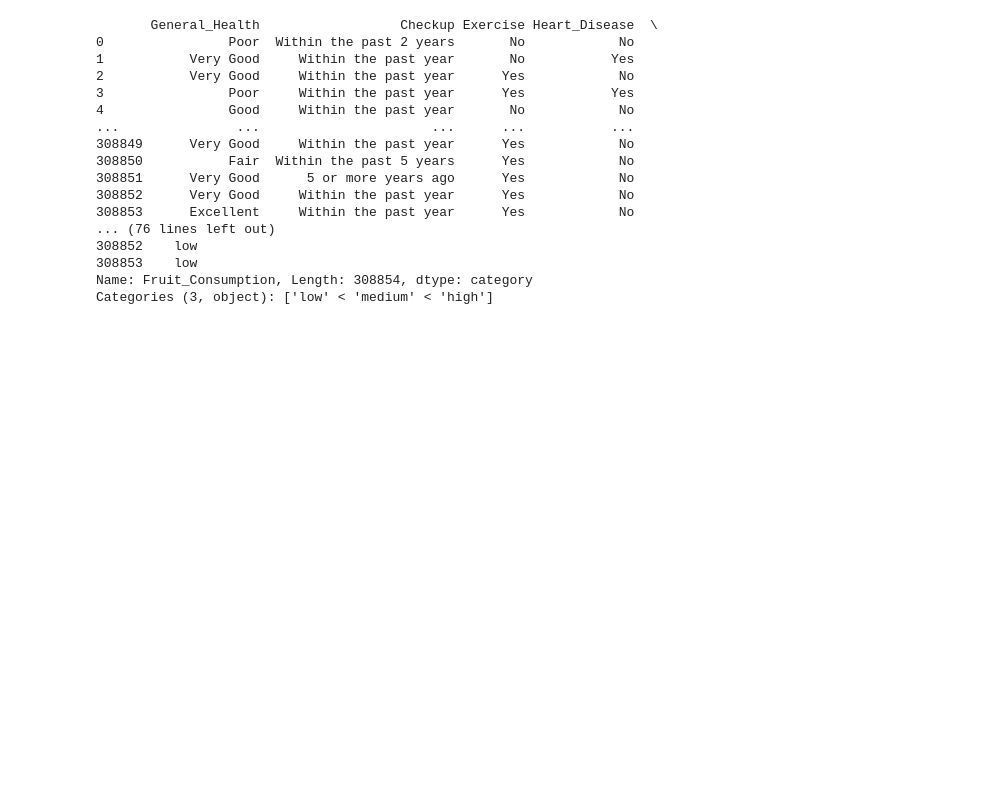
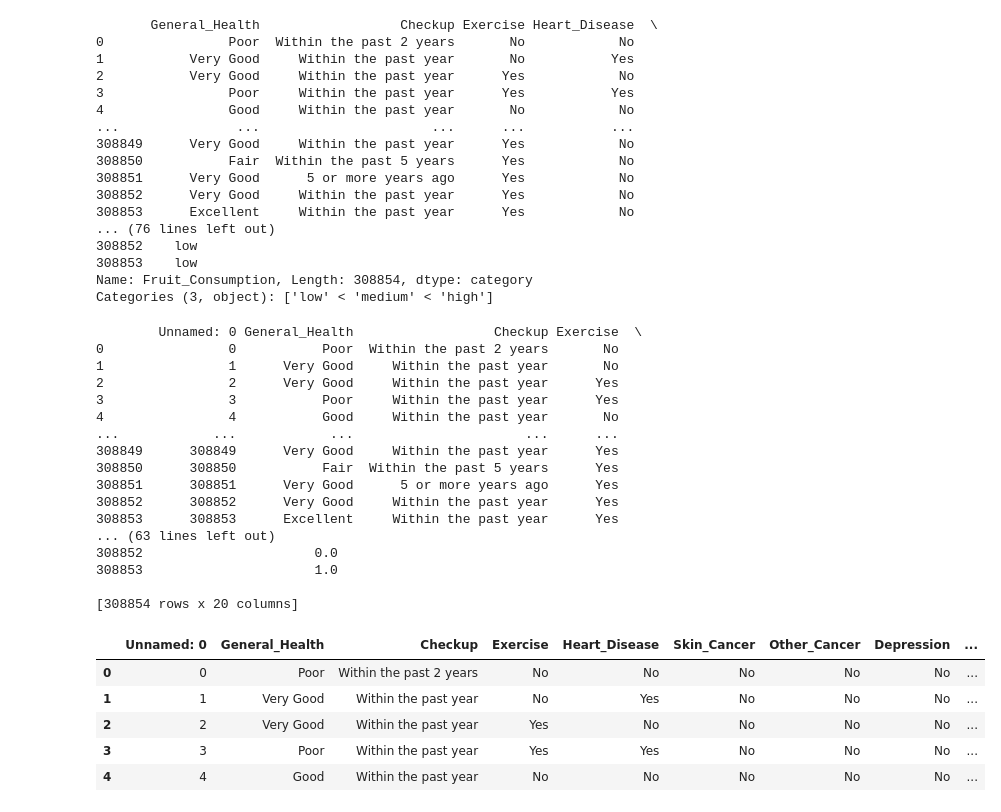
Before and after one commit to Sara18Santos/ProjetoIAA, a Jupyter notebook: rascunho.ipynb, the cells around one changed output. Saved outputs shown, nothing was run; the diff lists cells and outputs as text; code cells hidden in the pictures; blank space fills up the shorter version.

```diff
--- a/rascunho.ipynb
+++ b/rascunho.ipynb
@@ -87,3 +88,45 @@ print(df['Fruit_Consumption'] )
 308853    low
 Name: Fruit_Consumption, Length: 308854, dtype: category
 Categories (3, object): ['low' < 'medium' < 'high']
+# %%
+health = pd.read_csv('file_teste.csv')
+df = pd.DataFrame(health)
+
+# define the bin edges
+bins = [0, 40, 80, 120]
+labels = ['low', 'medium', 'high']
+
+# bin the age column
+#df['Fruit_Consumption'] = pd.cut(df['Fruit_Consumption'], bins, labels=labels)
+
+#df['age_bin'] = pd.qcut(df['age'], q=4, labels=False)
+
+
+print(health)
+health.head() # retirar a primeira coluna (unnamed)
+# print(df['Fruit_Consumption'] )
+# df.to_csv('file_teste.csv') # salva os bins criados para fruit consumption
+# %% [output]
+        Unnamed: 0 General_Health                  Checkup Exercise  \
+0                0           Poor  Within the past 2 years       No
+1                1      Very Good     Within the past year       No
+2                2      Very Good     Within the past year      Yes
+3                3           Poor     Within the past year      Yes
+4                4           Good     Within the past year       No
+...            ...            ...                      ...      ...
+308849      308849      Very Good     Within the past year      Yes
+308850      308850           Fair  Within the past 5 years      Yes
+308851      308851      Very Good      5 or more years ago      Yes
+308852      308852      Very Good     Within the past year      Yes
+308853      308853      Excellent     Within the past year      Yes
+... (63 lines left out)
+308852                      0.0
+308853                      1.0
+
+[308854 rows x 20 columns]
+|  | Unnamed: 0 | General_Health | Checkup | Exercise | Heart_Disease | Skin_Cancer | Other_Cancer | Depression | ... |
+| 0 | 0 | Poor | Within the past 2 years | No | No | No | No | No | ... |
+| 1 | 1 | Very Good | Within the past year | No | Yes | No | No | No | ... |
+| 2 | 2 | Very Good | Within the past year | Yes | No | No | No | No | ... |
+| 3 | 3 | Poor | Within the past year | Yes | Yes | No | No | No | ... |
+| 4 | 4 | Good | Within the past year | No | No | No | No | No | ... |
```
Also changed, not shown: parts of 1 cell of this notebook, 2 other files.
